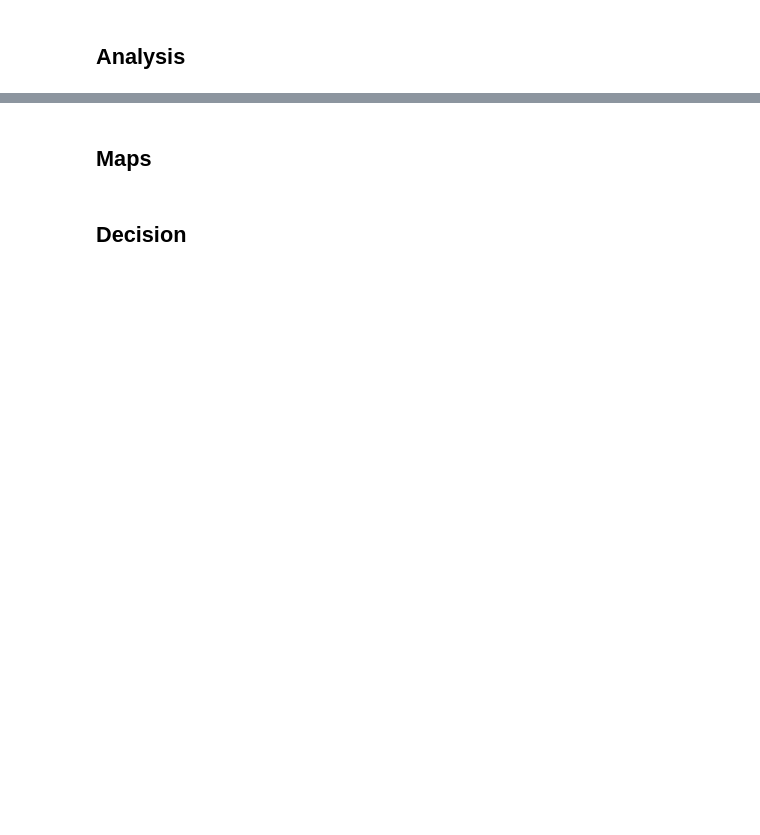
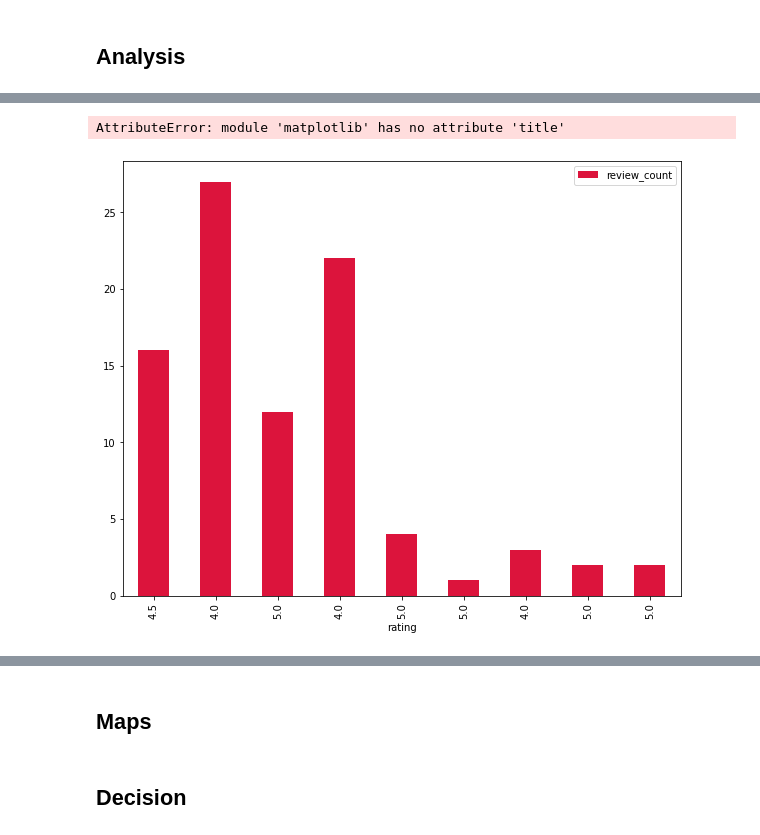
Before and after one commit to ntsegaw/flowerREDO, a Jupyter notebook: Flower Shop.ipynb, the cells around one changed output, grey strips where cells are left out. Drawn from its saved outputs; the diff is of its cells as text; code cells hidden in the pictures; blank space fills up the shorter version.

```diff
--- a/Flower Shop.ipynb
+++ b/Flower Shop.ipynb
@@ -179,0 +222,9 @@ lbdf
+# %%
+# Graph totals
+lbdf.plot.bar("rating", "review_count", figsize = (10,8), color = "crimson")
+plt.title("Distribution of Yelp Ratings in Leesburg, VA")
+plt.xlabel("Yelp Ratings")
+plt.ylabel("Review Count")
+# %% [output]
+AttributeError: module 'matplotlib' has no attribute 'title'
+[figure, added]
```
Also changed, not shown: parts of 16 cells of this notebook, 6 other files.
